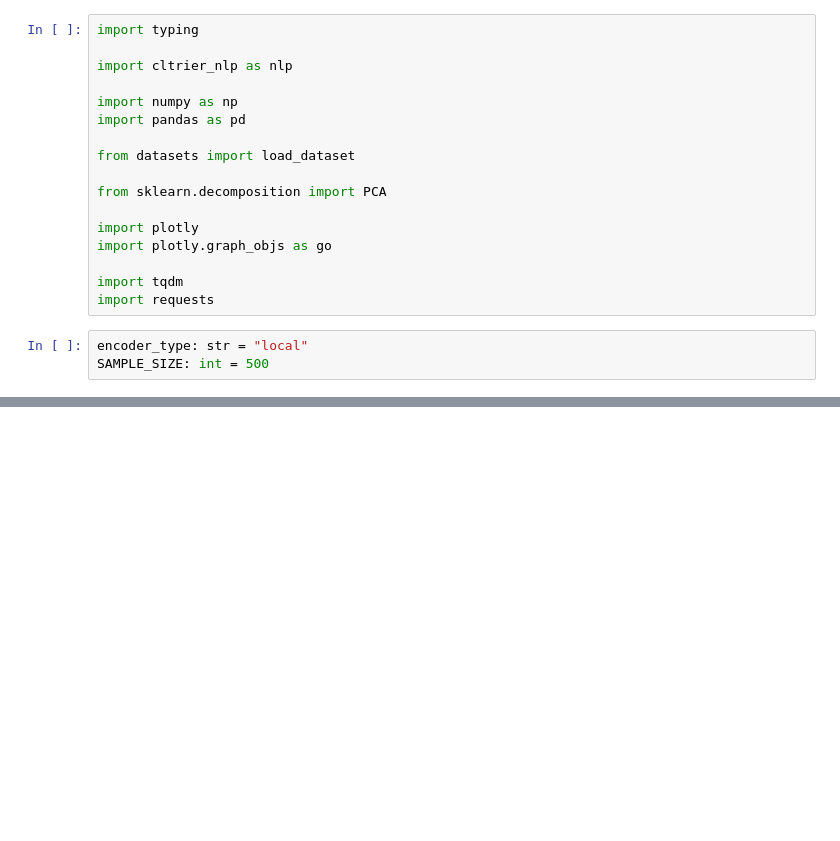
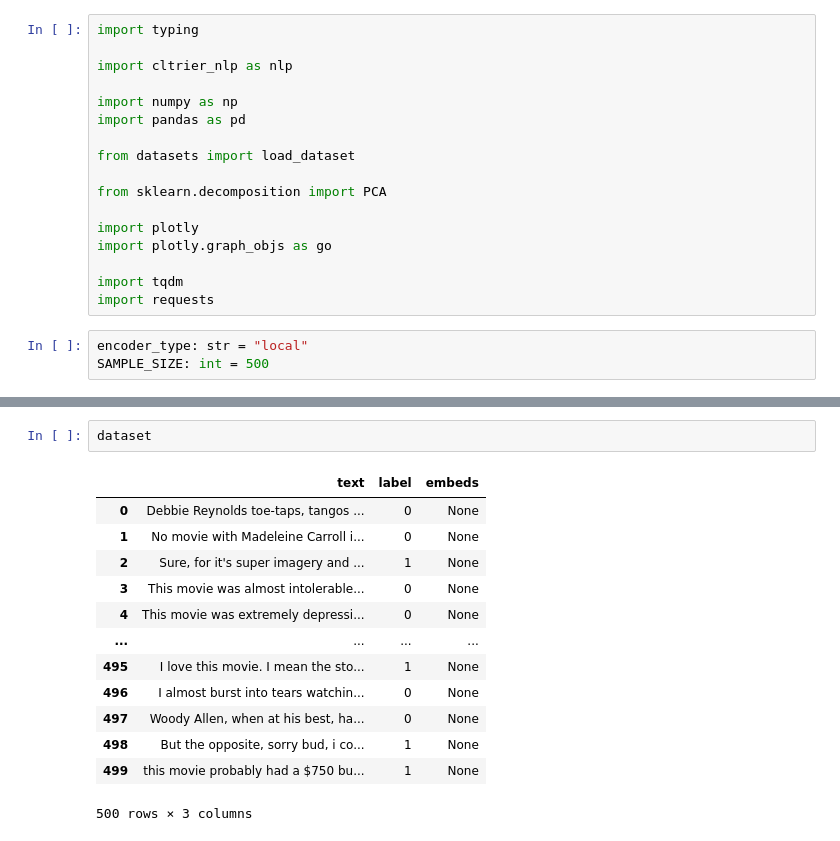
Before and after one commit to simon-muenker/cltrier_nlp, a Jupyter notebook: examples/2.3--Application-IMDb-Visualization.ipynb, the cells around one changed output, grey strips where cells are left out. Cells and saved outputs as stored; diff of their text form; blank space fills up the shorter version.

```diff
--- a/examples/2.3--Application-IMDb-Visualization.ipynb
+++ b/examples/2.3--Application-IMDb-Visualization.ipynb
@@ -84,3 +84,19 @@ dataset.head()
+# %%
+dataset
+# %% [output]
+|  | text | label | embeds |
+| 0 | Debbie Reynolds toe-taps, tangos ... | 0 | None |
+| 1 | No movie with Madeleine Carroll i... | 0 | None |
+| 2 | Sure, for it's super imagery and ... | 1 | None |
+| 3 | This movie was almost intolerable... | 0 | None |
+| 4 | This movie was extremely depressi... | 0 | None |
+| ... | ... | ... | ... |
+| 495 | I love this movie. I mean the sto... | 1 | None |
+| 496 | I almost burst into tears watchin... | 0 | None |
+| 497 | Woody Allen, when at his best, ha... | 0 | None |
+| 498 | But the opposite, sorry bud, i co... | 1 | None |
+| 499 | this movie probably had a $750 bu... | 1 | None |
+500 rows × 3 columns
 # %%
 dataset["embeds_n3"] = list(PCA(n_components=3).fit_transform(dataset["embeds"].tolist()))
 dataset.head()
```
Also changed, not shown: parts of 7 cells of this notebook, 1 other file.
